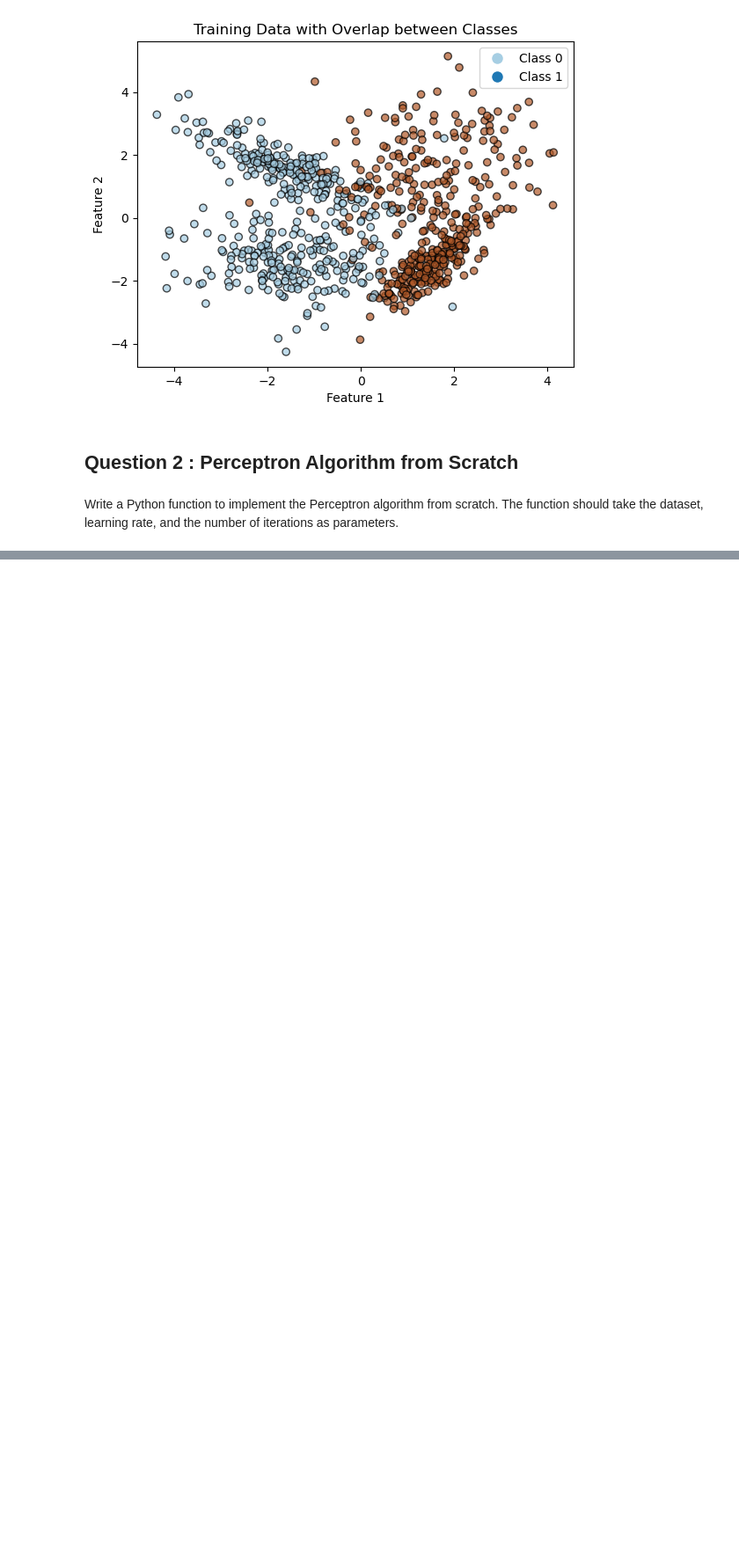
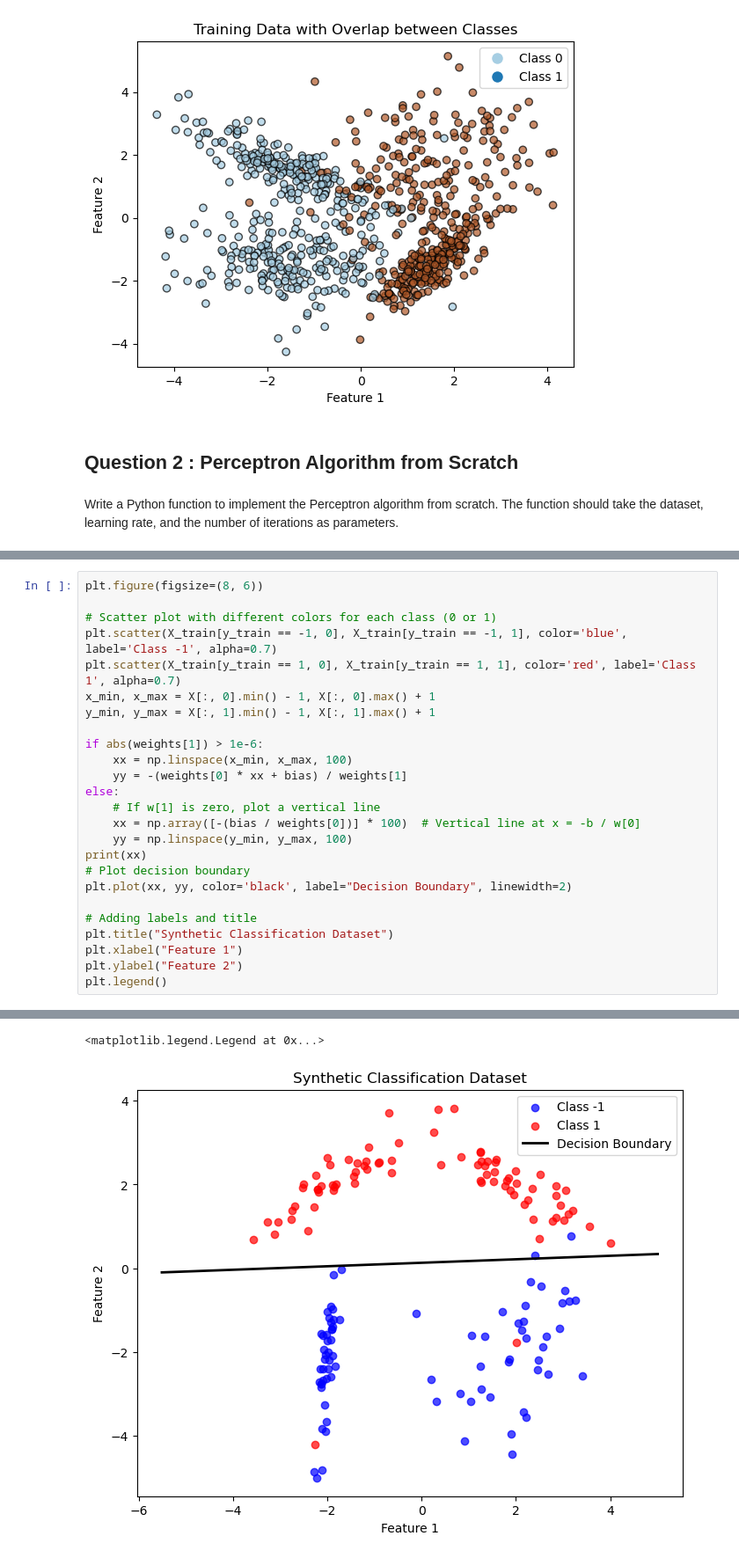
Before and after one commit to chandana4/Deep_Learning_Lab, a Jupyter notebook: Lab_0.ipynb, the cells around one changed output, grey strips where cells are left out. Shown: that part at 88% size. Drawn from its saved outputs; the diff is of its cells as text; blank space fills up the shorter version.

```diff
--- a/Lab_0.ipynb
+++ b/Lab_0.ipynb
@@ -81,0 +96,26 @@ TypeError: can't multiply sequence by non-int of type 'float'
+# %%
+plt.figure(figsize=(8, 6))
+
+# Scatter plot with different colors for each class (0 or 1)
+plt.scatter(X_train[y_train == -1, 0], X_train[y_train == -1, 1], color='blue', label='Class -1', alpha=0.7)
+plt.scatter(X_train[y_train == 1, 0], X_train[y_train == 1, 1], color='red', label='Class 1', alpha=0.7)
+x_min, x_max = X[:, 0].min() - 1, X[:, 0].max() + 1
+y_min, y_max = X[:, 1].min() - 1, X[:, 1].max() + 1
+
+if abs(weights[1]) > 1e-6:
+    xx = np.linspace(x_min, x_max, 100)
+    yy = -(weights[0] * xx + bias) / weights[1]
+else:
+    # If w[1] is zero, plot a vertical line
+    xx = np.array([-(bias / weights[0])] * 100)  # Vertical line at x = -b / w[0]
+    yy = np.linspace(y_min, y_max, 100)
+print(xx)
+# Plot decision boundary
+plt.plot(xx, yy, color='black', label="Decision Boundary", linewidth=2)
+
+# Adding labels and title
+plt.title("Synthetic Classification Dataset")
+plt.xlabel("Feature 1")
+plt.ylabel("Feature 2")
+plt.legend()
+# %% [output]
@@ -82 +139,3 @@ TypeError: can't multiply sequence by non-int of type 'float'
+<matplotlib.legend.Legend at 0x...>
+[figure, added]
 # %%
```
Also changed, not shown: parts of 6 cells of this notebook.
